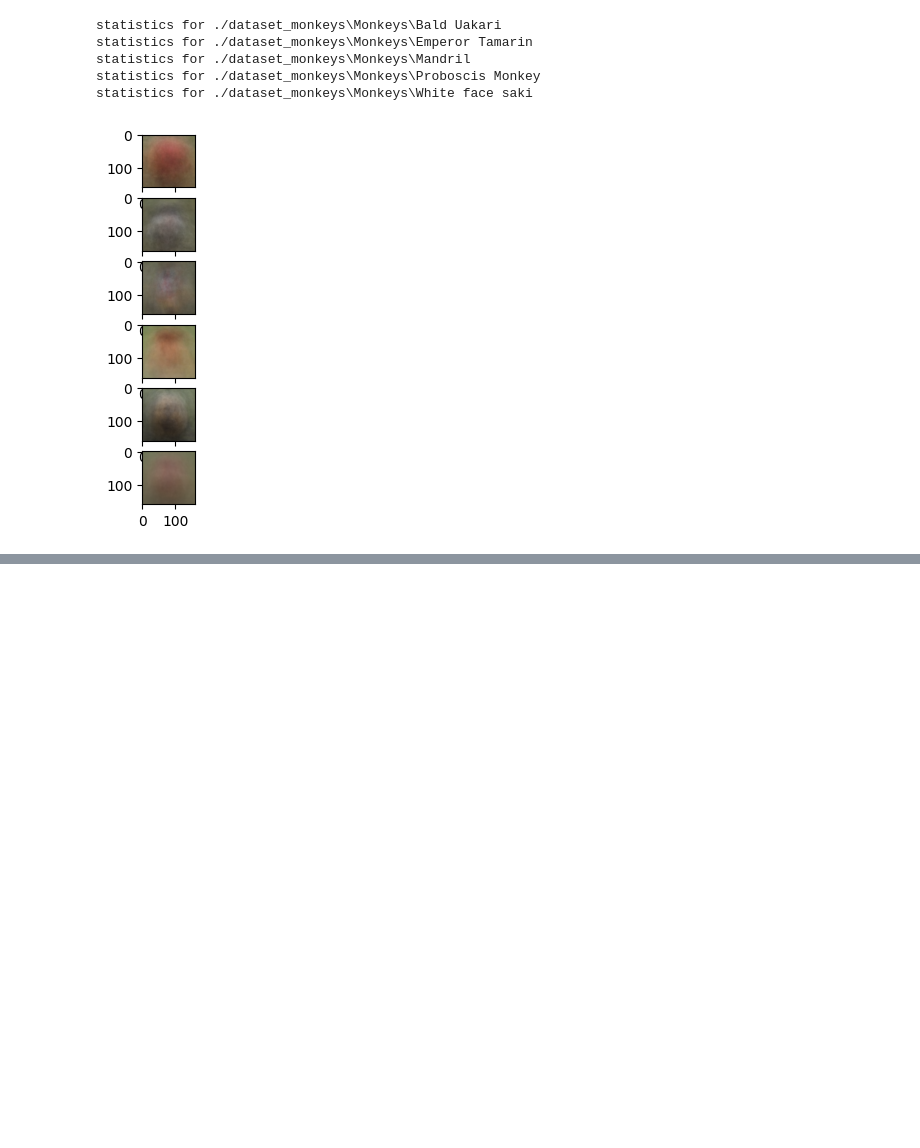
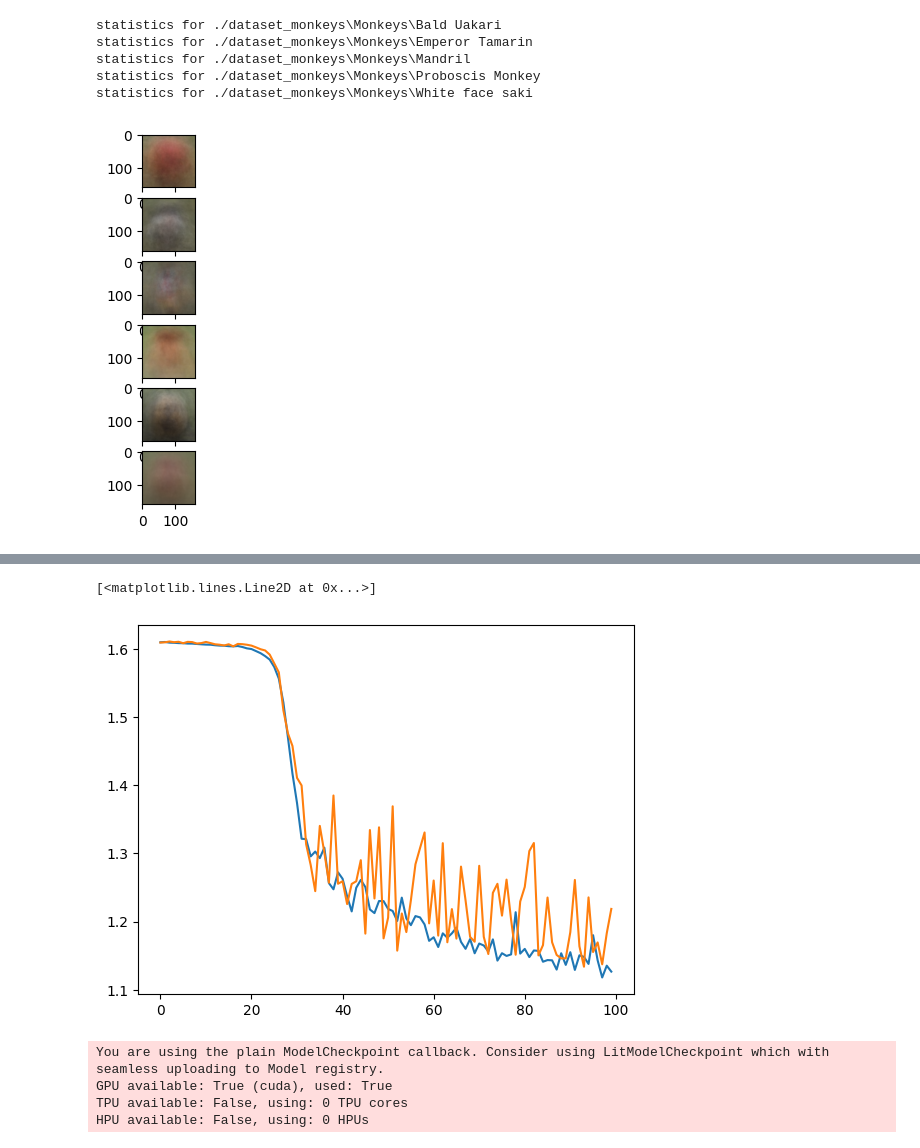
Before and after one commit to Romanomelchenko2001/convents_playground, a Jupyter notebook: Untitled.ipynb, the cells around one changed output, grey strips where cells are left out. Drawn from its saved outputs; the diff is of its cells as text; code cells hidden in the pictures; blank space fills up the shorter version.

Commit message:
Add files via upload
https://medium.com/@yoad/training-whisper-turbo-at-ivrit-ai-2c2ee72537c1

```diff
--- a/Untitled.ipynb
+++ b/Untitled.ipynb
@@ -266,0 +339,32 @@ device(type='mps')
+# %%
+n_epochs = 100
+# %%
+train_losses = []
+test_losses = []
+# %%
+nn_ = nn_.cuda()
+# %%
+for i in range(n_epochs):
+    nn_.train()
+    print(i)
+    loss_=0
+    for x in tqdm.tqdm(dataload1):
+        res = nn_(x[0].to('cuda'))
+        preds = res.softmax(dim=-1)#.argmax(dim=-1)
+        loss = criterion(preds, x[1].to('cuda'))
+        optimizer.zero_grad()
+        loss.backward()
+        optimizer.step()
+        #print('train', loss)
+        loss_+=loss.detach().cpu().item()
+    train_losses.append(loss_/len(dataload1))
+    nn_.eval()
+    loss_=0
+    with torch.inference_mode():
+        for x in tqdm.tqdm(dataload2):
+            res = nn_(x[0].to('cuda'))
+            preds = res.softmax(dim=-1)#.argmax(dim=-1)
+            loss = criterion(preds, x[1].to('cuda'))
+            loss_+=loss.detach().cpu().item()
+    test_losses.append(loss_/len(dataload2))
+    print('test ', test_losses[-1], ' train ', train_losses[-1])
@@ -266,0 +396,7 @@ device(type='mps')
+# %%
+plt.figure()
+plt.plot(range(0, len(train_losses)), train_losses)
+plt.plot(range(0, len(test_losses)), test_losses)
+# %% [output]
+[<matplotlib.lines.Line2D at 0x...>]
+[figure, added]
@@ -266,0 +522,9 @@ device(type='mps')
+# %%
+nn_ = myNN2()
+module = ConvNetModule(nn_)
+trainer = L.Trainer(default_root_dir="./fofolderer",log_every_n_steps=29)
+# %% [output]
+You are using the plain ModelCheckpoint callback. Consider using LitModelCheckpoint which with seamless uploading to Model registry.
+GPU available: True (cuda), used: True
+TPU available: False, using: 0 TPU cores
+HPU available: False, using: 0 HPUs
```
Also changed, not shown: parts of 46 cells of this notebook.
